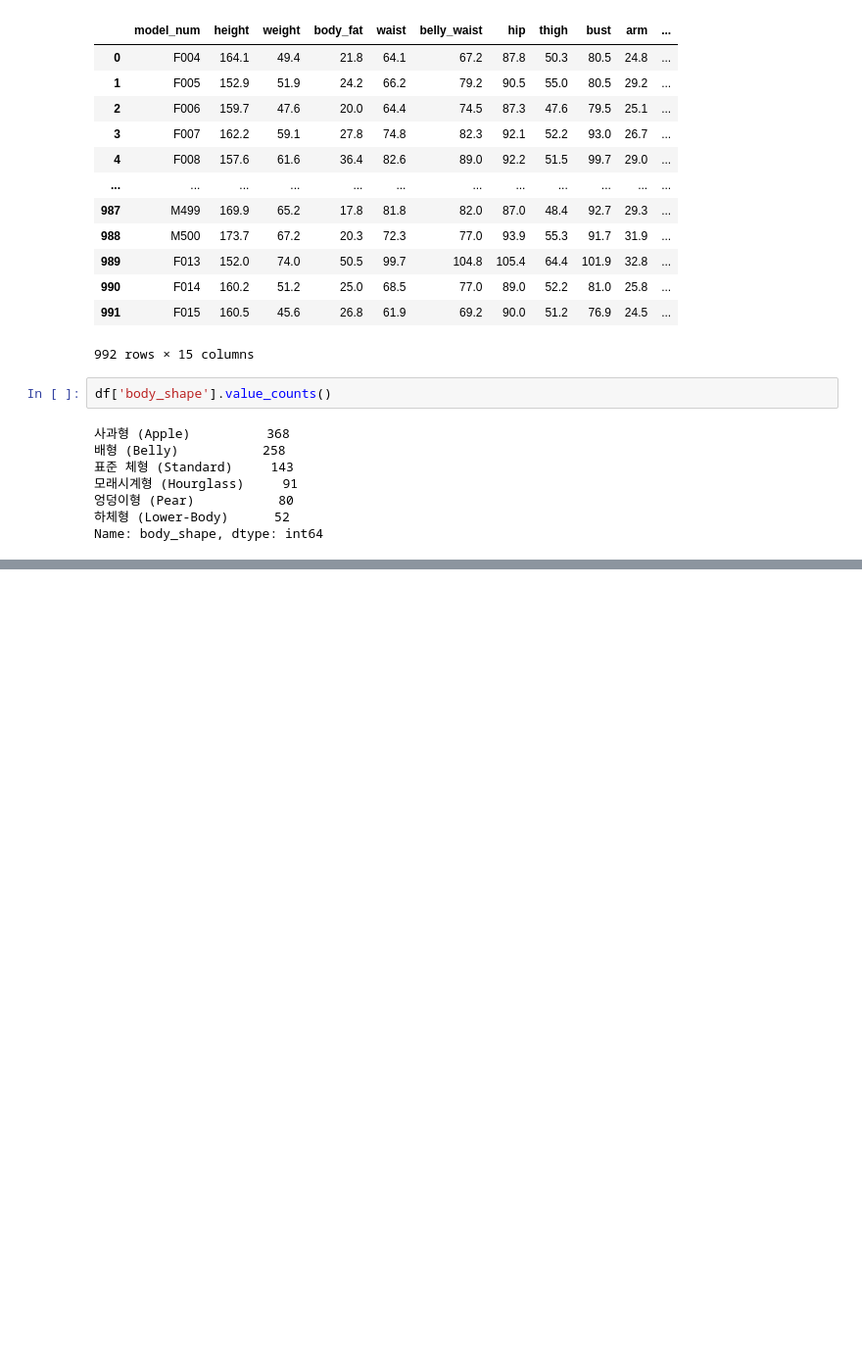
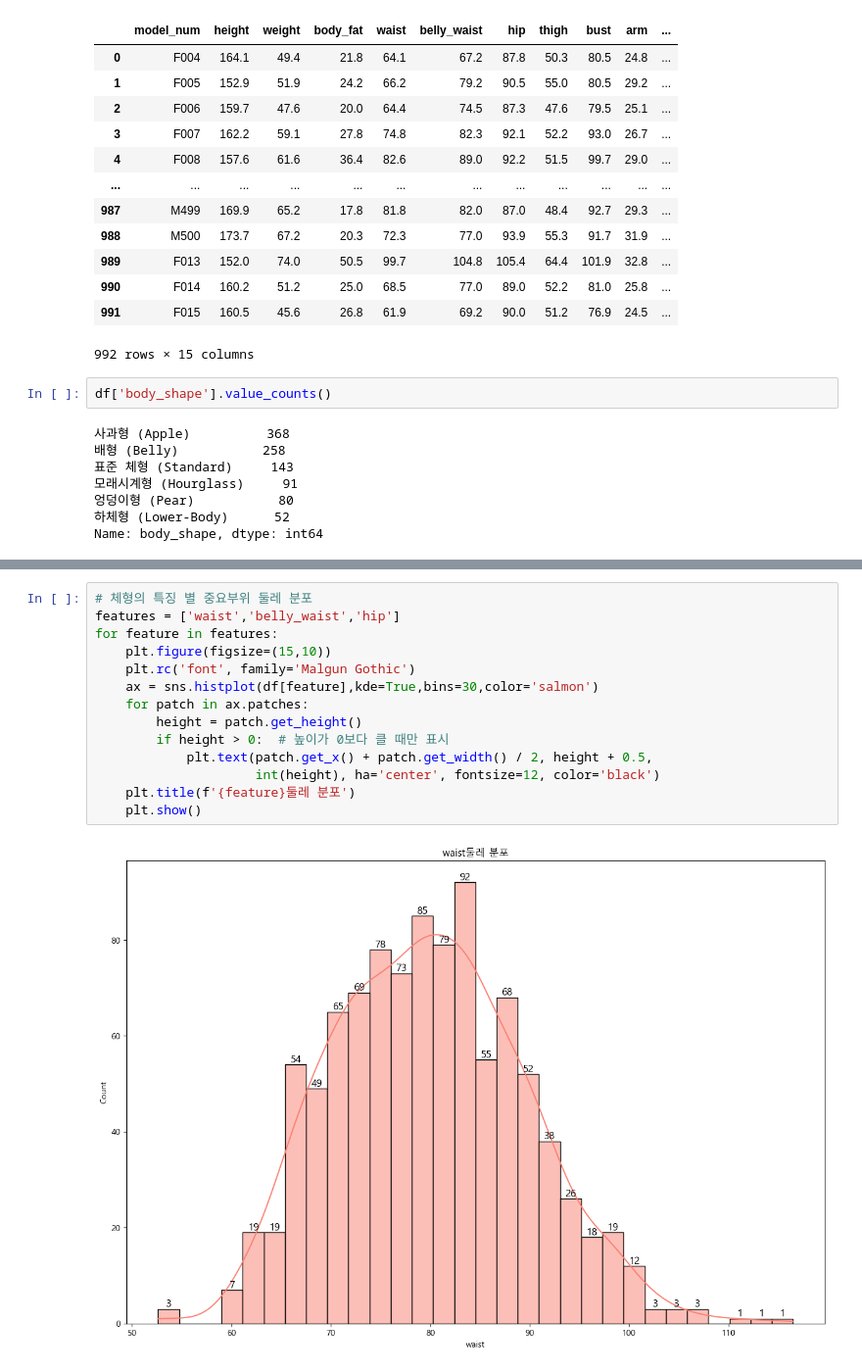
Before and after one commit to ssoom98/FitAI_Pro, a Jupyter notebook: CSM/데이터 분석및 시각화.ipynb, the cells around one changed output, grey strips where cells are left out. Shown: that part at 98% size. Saved outputs shown, nothing was run; the diff lists cells and outputs as text; blank space fills up the shorter version.

```diff
--- a/CSM/데이터 분석및 시각화.ipynb
+++ b/CSM/데이터 분석및 시각화.ipynb
@@ -31,0 +85,16 @@ Name: body_shape, dtype: int64
+# %%
+# 체형의 특징 별 중요부위 둘레 분포
+features = ['waist','belly_waist','hip']
+for feature in features:
+    plt.figure(figsize=(15,10))
+    plt.rc('font', family='Malgun Gothic')
+    ax = sns.histplot(df[feature],kde=True,bins=30,color='salmon')
+    for patch in ax.patches:
+        height = patch.get_height()
+        if height > 0:  # 높이가 0보다 클 때만 표시
+            plt.text(patch.get_x() + patch.get_width() / 2, height + 0.5,
+                     int(height), ha='center', fontsize=12, color='black')
+    plt.title(f'{feature}둘레 분포')
+    plt.show()
+# %% [output]
+[figure, added]
```
Also changed, not shown: parts of 6 cells of this notebook.
